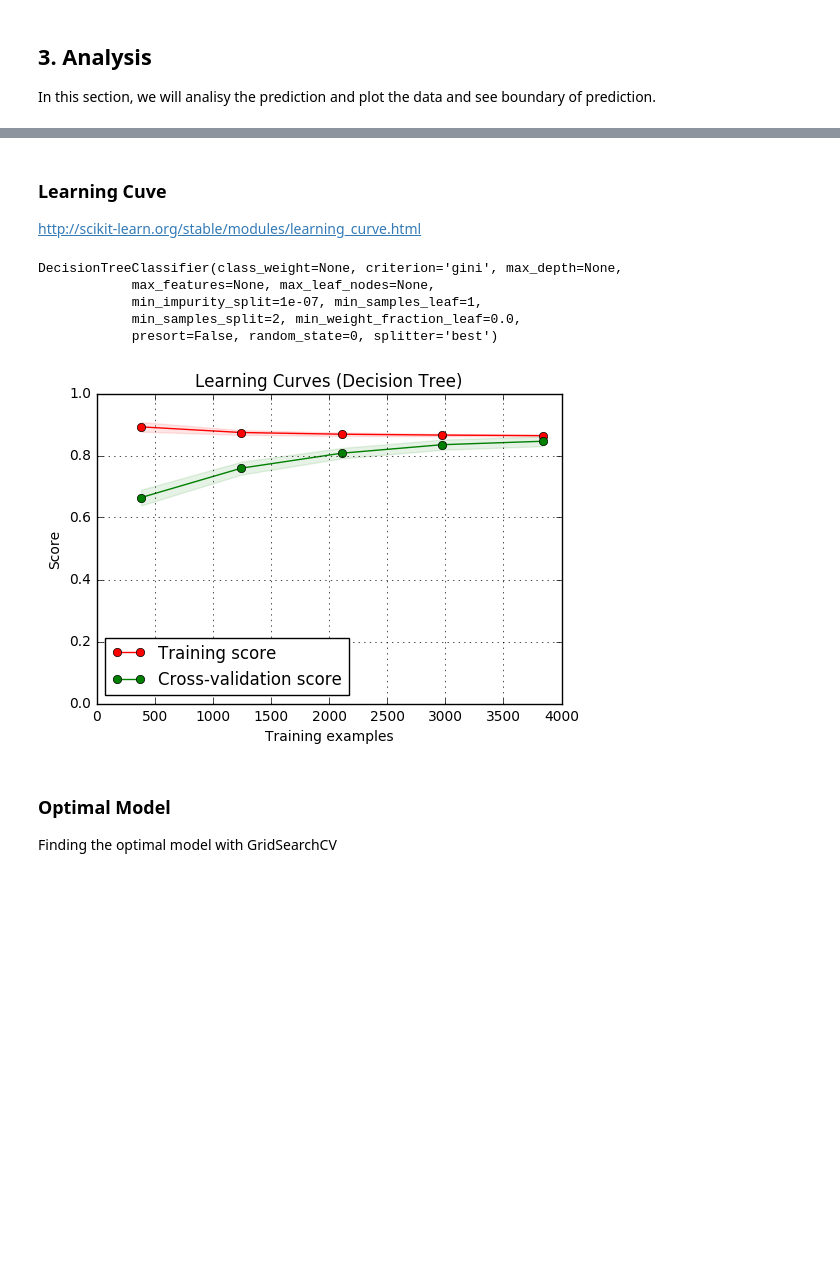
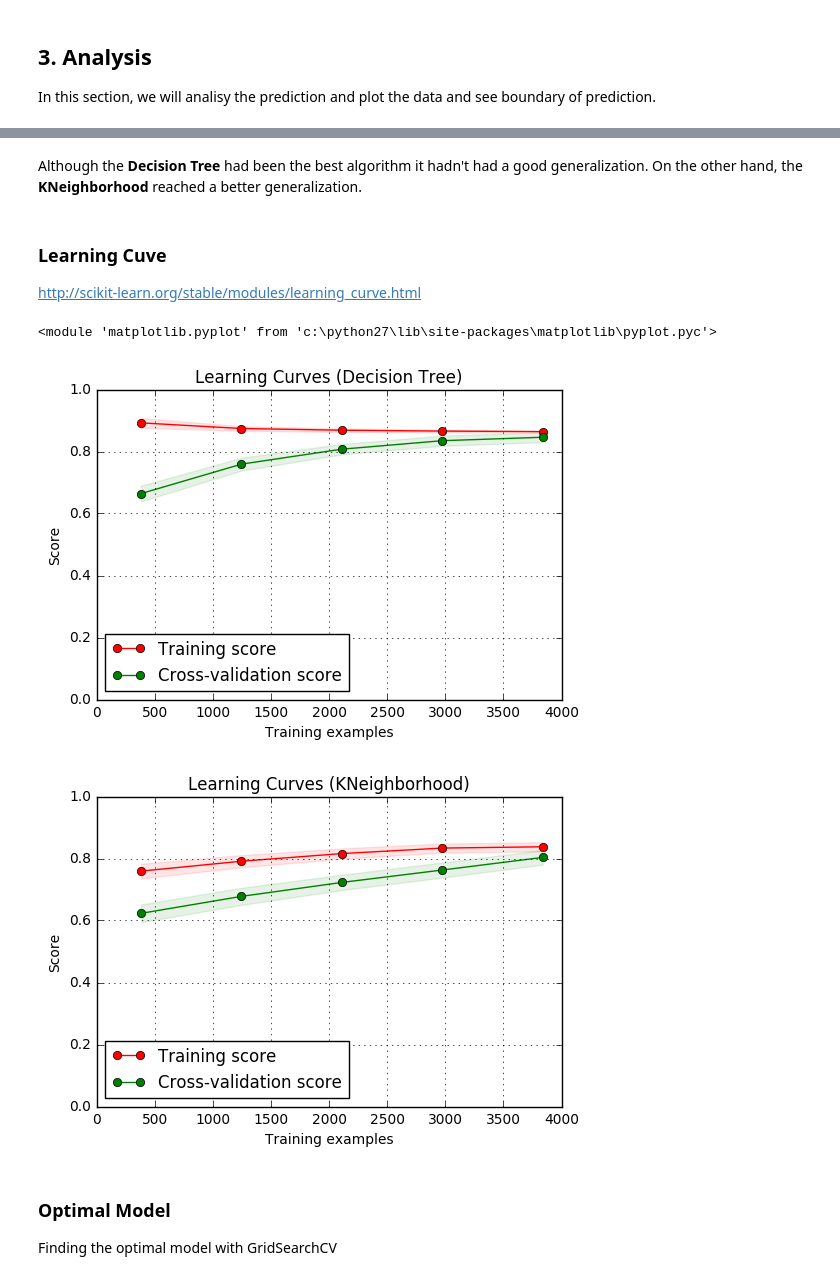
Before and after one commit to thiagomarquesrocha/Kaio-machine-learning-human-face-detection, a Jupyter notebook: kaio/kaio.ipynb, the cells around one changed output, grey strips where cells are left out. Cells and saved outputs as stored; diff of their text form; code cells hidden in the pictures; blank space fills up the shorter version.

```diff
--- a/kaio/kaio.ipynb
+++ b/kaio/kaio.ipynb
@@ -385,3 +471,5 @@ In this section, we will analisy the prediction and plot the data and see bounda
+# %% [markdown]
+Although the **Decision Tree** had been the best algorithm it hadn't had a good generalization. On the other hand, the **KNeighborhood** reached a better generalization.
 # %% [markdown]
 ### Learning Cuve
 
@@ -389,24 +477,25 @@ http://scikit-learn.org/stable/modules/learning_curve.html
 # %%
 from sklearn.model_selection import ShuffleSplit
 
 title = "Learning Curves (Decision Tree)"
 # Cross validation with 100 iterations to get smoother mean test and train
 # score curves, each time with 10% data randomly selected as a validation set.
 cv = ShuffleSplit(n_splits=100, test_size=0.1, random_state=0)
 
 estimator = vencedor
 plot_learning_curve(estimator, title, X, Y, ylim=(0, 1.0), cv=cv, n_jobs=4)
 
-print vencedor
+title = "Learning Curves (KNeighborhood)"
+# Cross validation with 100 iterations to get smoother mean test and train
+# score curves, each time with 10% data randomly selected as a validation set.
+cv = ShuffleSplit(n_splits=100, test_size=0.1, random_state=0)
 
-plt.show()
+estimator = KNeighborsClassifier(3)
+plot_learning_curve(estimator, title, X, Y, ylim=(0, 1.0), cv=cv, n_jobs=4)
 # %% [output]
-DecisionTreeClassifier(class_weight=None, criterion='gini', max_depth=None,
-            max_features=None, max_leaf_nodes=None,
-            min_impurity_split=1e-07, min_samples_leaf=1,
-            min_samples_split=2, min_weight_fraction_leaf=0.0,
-            presort=False, random_state=0, splitter='best')
+<module 'matplotlib.pyplot' from 'c:\python27\lib\site-packages\matplotlib\pyplot.pyc'>
 [figure]
+[figure, added]
 # %% [markdown]
 ### Optimal Model
 
```
Also changed, not shown: parts of 18 cells of this notebook.
